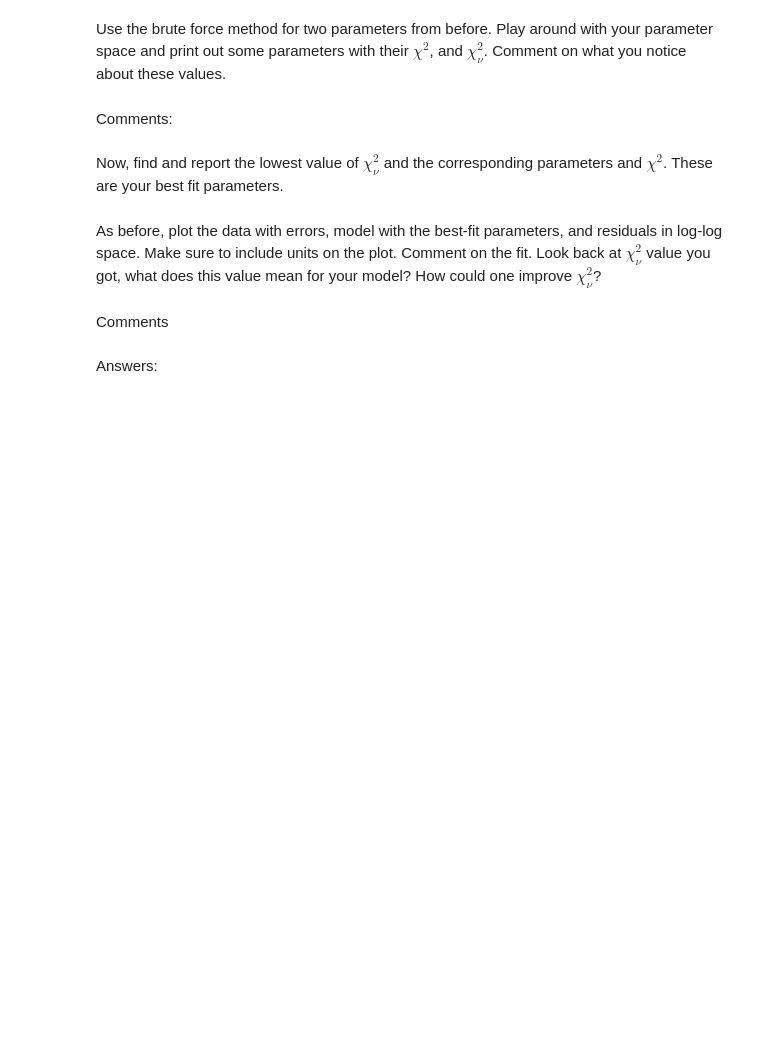
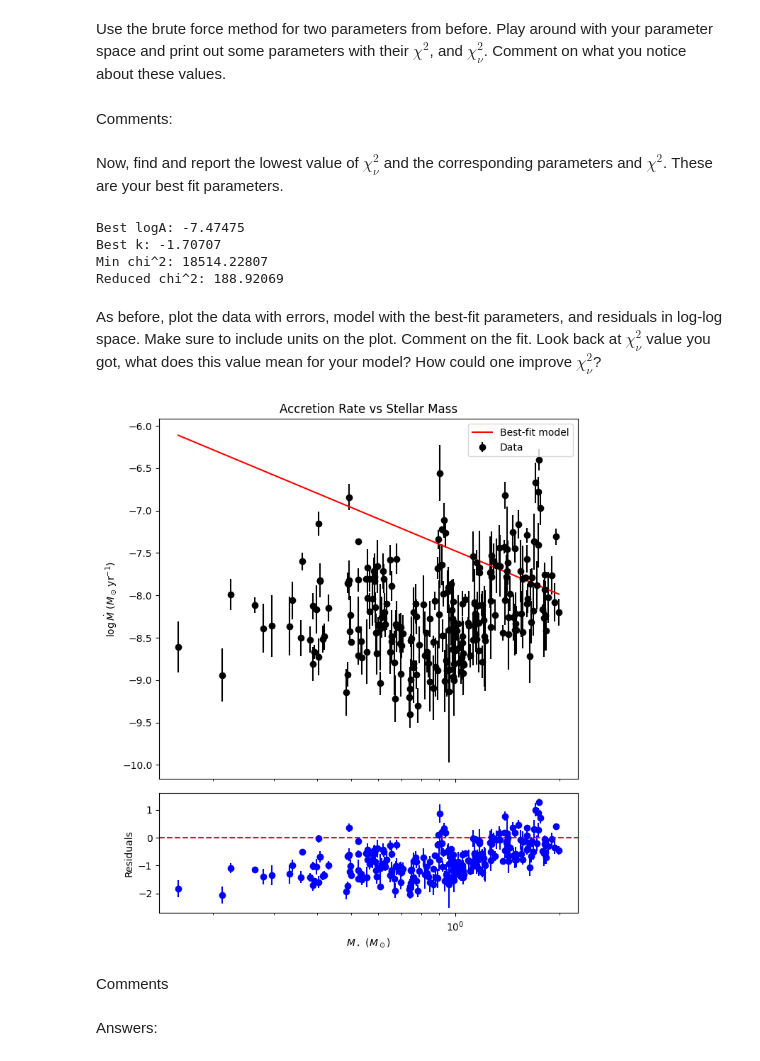
Before and after one commit to galih123star/computational2026, a Jupyter notebook: HW07/HW07_ChiSquared_MCMC.ipynb, the cells around one changed output. Cells and saved outputs as stored; diff of their text form; code cells hidden in the pictures; blank space fills up the shorter version.

```diff
--- a/HW07/HW07_ChiSquared_MCMC.ipynb
+++ b/HW07/HW07_ChiSquared_MCMC.ipynb
@@ -95,7 +95,6 @@ for i, A in enumerate(A_grid):
         y_model = func(x, A, k)
         chi = chi_sqr(y, y_model, y_err)
         chi_grid[i, j] = chi
-        red_chi_grid[i,j] =
 # %% [markdown]
 Comments:
 # %% [markdown]
@@ -183,5 +182,8 @@ Comments:
 Now let's apply what we've done from before to some real data. Download Stellar_Data.txt which holds mass ($M_{\odot}$), log stellar age (log years), log accretion rate (log $M_{\odot}/yr$), and log accretion rate errors. Note: The data is already in log scale, so how will that change your model function?
 # %%
 # Load in the data
-filename = HW07_Stellar_Data.txt
-time, mag, merr = np.loadtxt(filename, dtype = 'float', unpack = True, usecols = (0,3,4))
+data = np.loadtxt("HW07_Stellar_Data.txt", skiprows=1)
+Mstar, logAge, logMacc, logMaccErr = data.T
+logMstar = np.log10(Mstar)
+
+len(Mstar)
@@ -197,10 +232,55 @@ Comments:
 Now, find and report the lowest value of $\chi^{2}_{\nu}$ and the corresponding parameters and $\chi^{2}$. These are your best fit parameters.
 # %%
 # Best-fit params
+print(f"Best logA: {best_logA2:.5f}")
+print(f"Best k: {best_k:.5f}")
+print(f"Min chi^2: {min_chi2:.5f}")
+print(f"Reduced chi^2: {red_chi2:.5f}")
+# %% [output]
+Best logA: -7.47475
+Best k: -1.70707
+Min chi^2: 18514.22807
+Reduced chi^2: 188.92069
 # %% [markdown]
 As before, plot the data with errors, model with the best-fit parameters, and residuals in log-log space. Make sure to include units on the plot. Comment on the fit. Look back at $\chi^{2}_{\nu}$ value you got, what does this value mean for your model? How could one improve $\chi^{2}_{\nu}$?
 # %%
 # Plot it up
+logM_model = np.linspace(np.min(np.log10(Mstar)), np.max(np.log10(Mstar)), 200)
+
+logMacc_model = best_logA2 + best_k * logM_model
+M_model = 10**logM_model  # convert back for plotting on x-axis
+
+# Residuals
+model_data = best_logA2 + best_k2 * np.log10(Mstar)
+residuals = logMacc - model_data
+
+# Create figure
+fig, (ax1, ax2) = plt.subplots(2, 1, figsize=(7,8), sharex=True, gridspec_kw={'height_ratios': [3, 1]})
+
+# --- Top panel: data + model ---
+ax1.errorbar(Mstar, logMacc, yerr=logMaccErr, fmt='o', color='black', label='Data')
+
+ax1.plot(M_model, logMacc_model, color='red', label='Best-fit model')
+
+ax1.set_xscale('log')
+
+ax1.set_ylabel(r'$\log \dot{M}\ (M_\odot\,\mathrm{yr}^{-1})$')
+ax1.set_title('Accretion Rate vs Stellar Mass')
+ax1.legend()
+
+# --- Bottom panel: residuals ---
+ax2.errorbar(Mstar, residuals, yerr=logMaccErr, fmt='o', color='blue')
+
+ax2.axhline(0, color='red', linestyle='--')
+
+ax2.set_xscale('log')
+
+ax2.set_xlabel(r'$M_\star\ (M_\odot)$')
+ax2.set_ylabel('Residuals')
+
+plt.tight_layout()
+# %% [output]
+[figure, added]
 # %% [markdown]
 Comments
 # %% [markdown]
```
Also changed, not shown: parts of 3 cells of this notebook.
